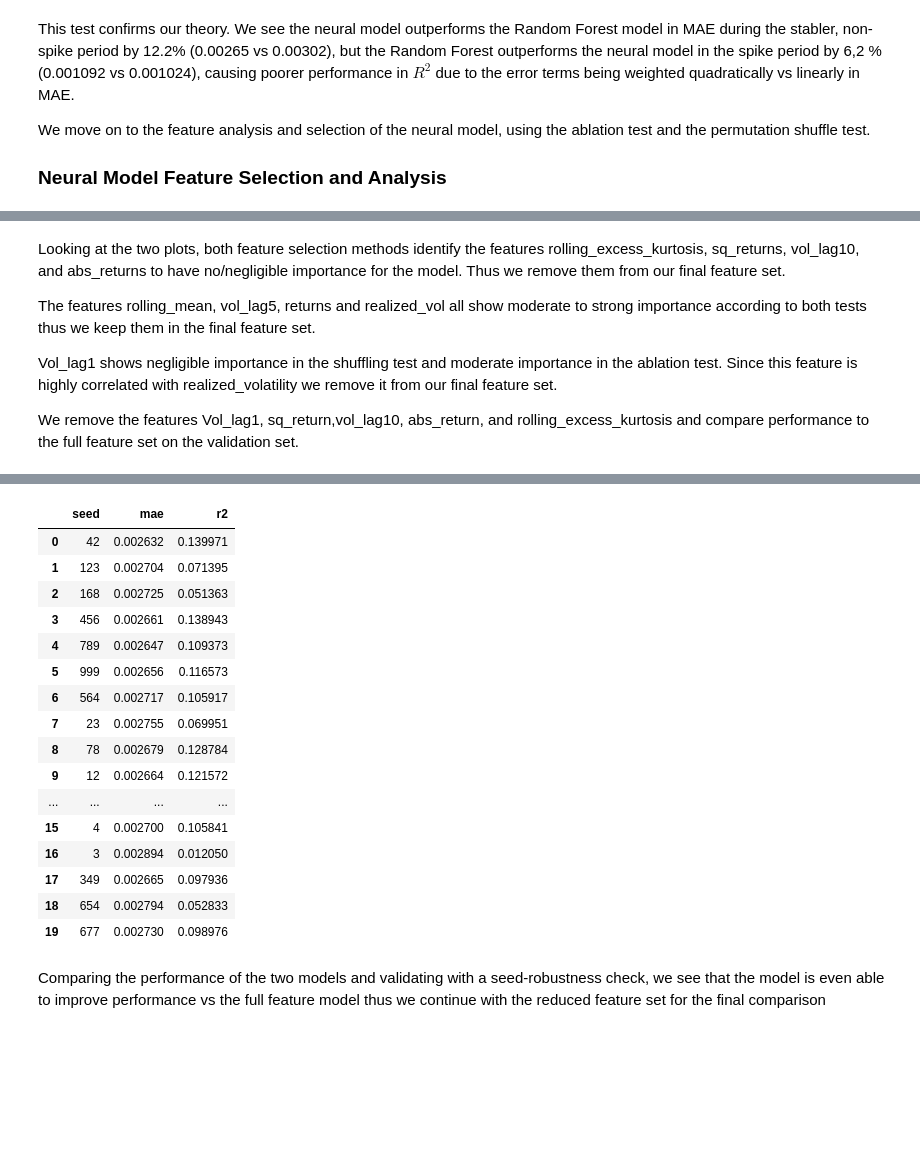
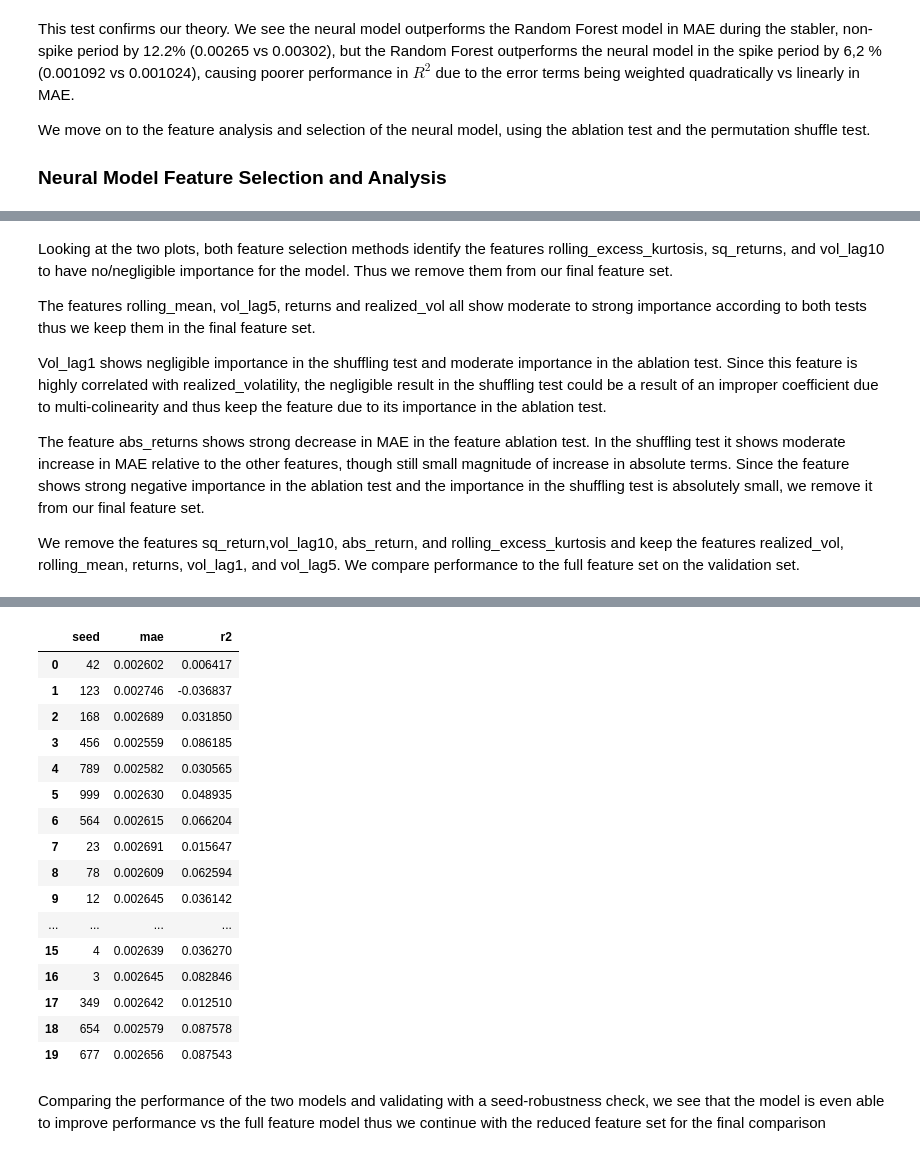
Before and after one commit to noellerpaula/gbm_vs_sp500, a Jupyter notebook: notebooks/analysis.ipynb, the cells around one changed output, grey strips where cells are left out. Saved outputs shown, nothing was run; the diff lists cells and outputs as text; code cells hidden in the pictures; blank space fills up the shorter version.

```diff
--- a/notebooks/analysis.ipynb
+++ b/notebooks/analysis.ipynb
@@ -831,9 +848,10 @@ We choose a basic feed-forward network as our comparison model with ReLU activat
 # %%
 # Since the Keras methods break off the last 20 percent of the training data to use as the validation set,
 # We use the full training and validation set as the training set for the neural model
-X_trainandvalidation_nn = X_trainandvalidation.to_numpy(dtype=np.float32)
+X_validation_nn = X_validation.to_numpy(dtype=np.float32)
+Y_validation_nn = Y_validation.to_numpy(dtype=np.float32)
 X_test_nn = X_test.loc[common_index_test].to_numpy(dtype=np.float32)
-y_trainandvalidation_nn = Y_trainandvalidation.to_numpy(dtype=np.float32)
+Y_test_nn = X_test.loc[common_index_test].to_numpy(dtype=np.float32)
 X_train_nn = X_train.to_numpy(dtype=np.float32)
 y_train_nn = Y_train.to_numpy(dtype=np.float32)
 # %% [markdown]
@@ -865,5 +883,5 @@ Thus our test determines the architecture determines [180,90] to be the optimal
 # %%
-neural_model, history = train_neural_network(X_trainandvalidation_nn, y_trainandvalidation_nn)
+neural_model, history = train_neural_network(X_train_nn, y_train_nn, X_validation_nn,Y_validation_nn)
 print(history.history["loss"][-1])
 print(history.history["val_loss"][-1])
 y_pred_neural_train = model_prediction(neural_model, X_train_nn)
@@ -874,6 +892,6 @@ common_index_train = (Y_train.index.intersection(pred_train_rf_reduced.index).in
 y_train_common = Y_train.loc[common_index_train]
 rf_train_common = pred_train_rf.loc[common_index_train]
 evaluate_performance("Neural Network", y_pred_neural_train, y_pred_neural_test, "Test Data",Y_train, y_test_common)
-compare_prediction("Linear Model vs Neural Model Prediction", y_pred_neural_test,"Neural Model",rf_test_common,"Random Forest Model", y_test_common)
+compare_prediction("Random Forest Model vs Neural Model Prediction", y_pred_neural_test,"Neural Model",rf_test_common,"Random Forest Model", y_test_common)
 # %% [output]
 WARNING:tensorflow:TensorFlow GPU support is not available on native Windows for TensorFlow >= 2.11. Even if CUDA/cuDNN are installed, GPU will not be used. Please use WSL2 or the TensorFlow-DirectML  ...
@@ -993,20 +1011,28 @@ plt.show()
 # %% [markdown]
-Looking at the two plots, both feature selection methods identify the features rolling_excess_kurtosis, sq_returns, vol_lag10, and abs_returns to have no/negligible importance for the model. Thus we remove them from our final feature set.
+Looking at the two plots, both feature selection methods identify the features rolling_excess_kurtosis, sq_returns, and vol_lag10 to have no/negligible importance for the model. Thus we remove them from our final feature set.
 
 The features rolling_mean, vol_lag5, returns and realized_vol all show moderate to strong importance according to both tests thus we keep them in the final feature set.
 
-Vol_lag1 shows negligible importance in the shuffling test and moderate importance in the ablation test. Since this feature is highly correlated with realized_volatility we remove it from our final feature set.
+Vol_lag1 shows negligible importance in the shuffling test and moderate importance in the ablation test. Since this feature is highly correlated with realized_volatility, the negligible result in the shuffling test could be a result of an improper coefficient due to multi-colinearity and thus keep the feature due to its importance in the ablation test.
 
-We remove the features Vol_lag1, sq_return,vol_lag10, abs_return, and rolling_excess_kurtosis and compare performance to the full feature set on the validation set.
+
+The feature abs_returns shows strong decrease in MAE in the feature ablation test. In the shuffling test it shows moderate increase in MAE relative to the other features, though still small magnitude of increase in absolute terms. Since the feature shows strong negative importance in the ablation test and the importance in the shuffling test is absolutely small, we remove it from our final feature set.
+
+We remove the features sq_return,vol_lag10, abs_return, and rolling_excess_kurtosis and keep the features realized_vol, rolling_mean, returns, vol_lag1, and vol_lag5. We compare performance to the full feature set on the validation set.
 # %%
-y_train_nn = Y_trainandvalidation.to_numpy(dtype=np.float32)
-print(len(X_trainandvalidation))
-print(len(X_trainandvalidation))
-X_trainandvalidation_reduced= X_trainandvalidation.drop(columns=['sq_return','abs_return','vol_lag1', 'vol_lag10', 'rolling_excess_kurtosis'])
-X_train_nn_reduced = X_trainandvalidation_reduced.to_numpy(dtype=np.float32)
-X_validation_reduced = X_validation.drop(columns=['sq_return','abs_return','vol_lag1', 'vol_lag10', 'rolling_excess_kurtosis'])
+y_train_nn = Y_train.to_numpy(dtype=np.float32)
+X_train_reduced= X_train.drop(columns=[
+    'sq_return',
+    'abs_return',
+    'vol_lag10', 'rolling_excess_kurtosis'])
+X_train_nn_reduced = X_train_reduced.to_numpy(dtype=np.float32)
+X_test_reduced = X_test
+X_validation_reduced = X_validation.drop(columns=[
+    'sq_return',
+    'abs_return',
+      'vol_lag10', 'rolling_excess_kurtosis'])
 X_validation_nn_reduced = X_validation_reduced.to_numpy(dtype=np.float32)
-neural_model_reduced, history_reduced = train_neural_network(X_train_nn_reduced, y_train_nn)
+neural_model_reduced, history_reduced = train_neural_network(X_train_nn_reduced, y_train_nn, X_validation_nn_reduced,Y_validation_nn)
 
 y_pred_neural_validation = model_prediction(neural_model,X_validation.to_numpy(dtype=np.float32))
 y_pred_neural_validation_reduced = model_prediction(neural_model_reduced, X_validation_nn_reduced)
@@ -1014,7 +1040,7 @@ y_pred_neural_validation_reduced = model_prediction(neural_model_reduced, X_vali
 y_pred_neural_validation_reduced = pd.Series(y_pred_neural_validation_reduced.flatten(), index=Y_validation.index)
 y_pred_neural_validation = pd.Series(y_pred_neural_validation.flatten(), index=Y_validation.index)
 
-compare_prediction("Reduced Neural Model vs Full Feauture Neural Model Prediction", y_pred_neural_validation_reduced,"Reduced Feature Neural Model", y_pred_neural_validation,"Full Feature Neural Model", Y_validation)
-validate_seed_robustness(X_trainandvalidation_reduced, Y_trainandvalidation, X_validation_reduced, Y_validation)
-validate_seed_robustness(X_trainandvalidation, Y_trainandvalidation, X_validation, Y_validation)
+compare_prediction("Reduced Neural Model vs Full Feauture Neural Model Validation Prediction", y_pred_neural_validation_reduced,"Reduced Feature Neural Model", y_pred_neural_validation,"Full Feature Neural Model", Y_validation)
+validate_seed_robustness(X_train_reduced, Y_train, X_validation_reduced, Y_validation, X_validation_reduced, Y_validation, metric="val_loss")
+validate_seed_robustness(X_train, Y_train, X_validation, Y_validation, X_validation, Y_validation, metric="val_loss")
 # %% [output]
@@ -1038,20 +1064,20 @@ Params: 18200
 |  | seed | mae | r2 |
-| 0 | 42 | 0.002632 | 0.139971 |
-| 1 | 123 | 0.002704 | 0.071395 |
-| 2 | 168 | 0.002725 | 0.051363 |
-| 3 | 456 | 0.002661 | 0.138943 |
-| 4 | 789 | 0.002647 | 0.109373 |
-| 5 | 999 | 0.002656 | 0.116573 |
-| 6 | 564 | 0.002717 | 0.105917 |
-| 7 | 23 | 0.002755 | 0.069951 |
-| 8 | 78 | 0.002679 | 0.128784 |
-| 9 | 12 | 0.002664 | 0.121572 |
+| 0 | 42 | 0.002602 | 0.006417 |
+| 1 | 123 | 0.002746 | -0.036837 |
+| 2 | 168 | 0.002689 | 0.031850 |
+| 3 | 456 | 0.002559 | 0.086185 |
+| 4 | 789 | 0.002582 | 0.030565 |
+| 5 | 999 | 0.002630 | 0.048935 |
+| 6 | 564 | 0.002615 | 0.066204 |
+| 7 | 23 | 0.002691 | 0.015647 |
+| 8 | 78 | 0.002609 | 0.062594 |
+| 9 | 12 | 0.002645 | 0.036142 |
 | ... | ... | ... | ... |
-| 15 | 4 | 0.002700 | 0.105841 |
-| 16 | 3 | 0.002894 | 0.012050 |
-| 17 | 349 | 0.002665 | 0.097936 |
-| 18 | 654 | 0.002794 | 0.052833 |
-| 19 | 677 | 0.002730 | 0.098976 |
+| 15 | 4 | 0.002639 | 0.036270 |
+| 16 | 3 | 0.002645 | 0.082846 |
+| 17 | 349 | 0.002642 | 0.012510 |
+| 18 | 654 | 0.002579 | 0.087578 |
+| 19 | 677 | 0.002656 | 0.087543 |
 # %% [markdown]
 Comparing the performance of the two models and validating with a seed-robustness check, we see that the model is even able to improve performance vs the full feature model thus we continue with the reduced feature set for the final comparison
 # %%
```
Also changed, not shown: parts of 37 cells of this notebook, 7 other files.
